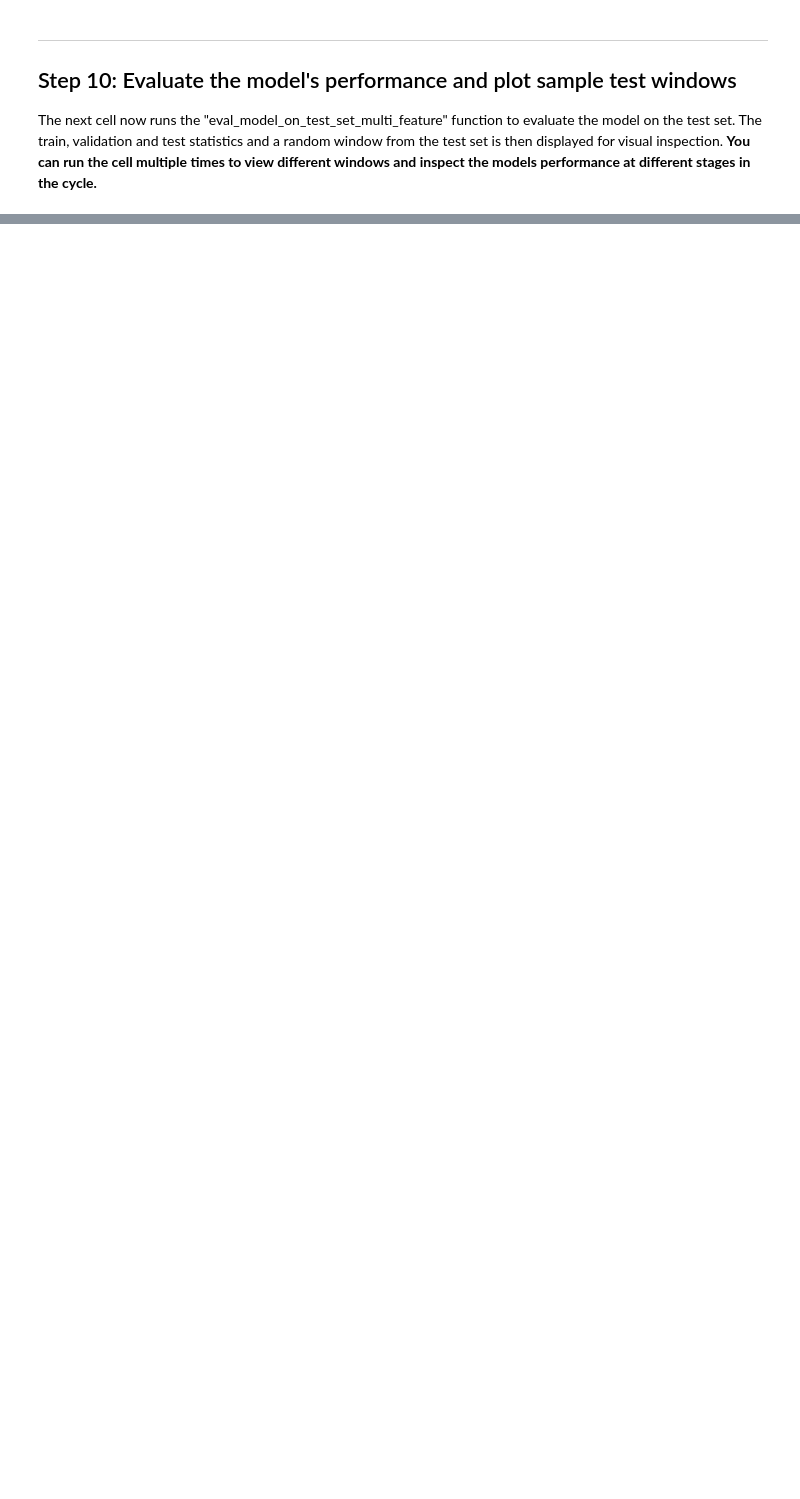
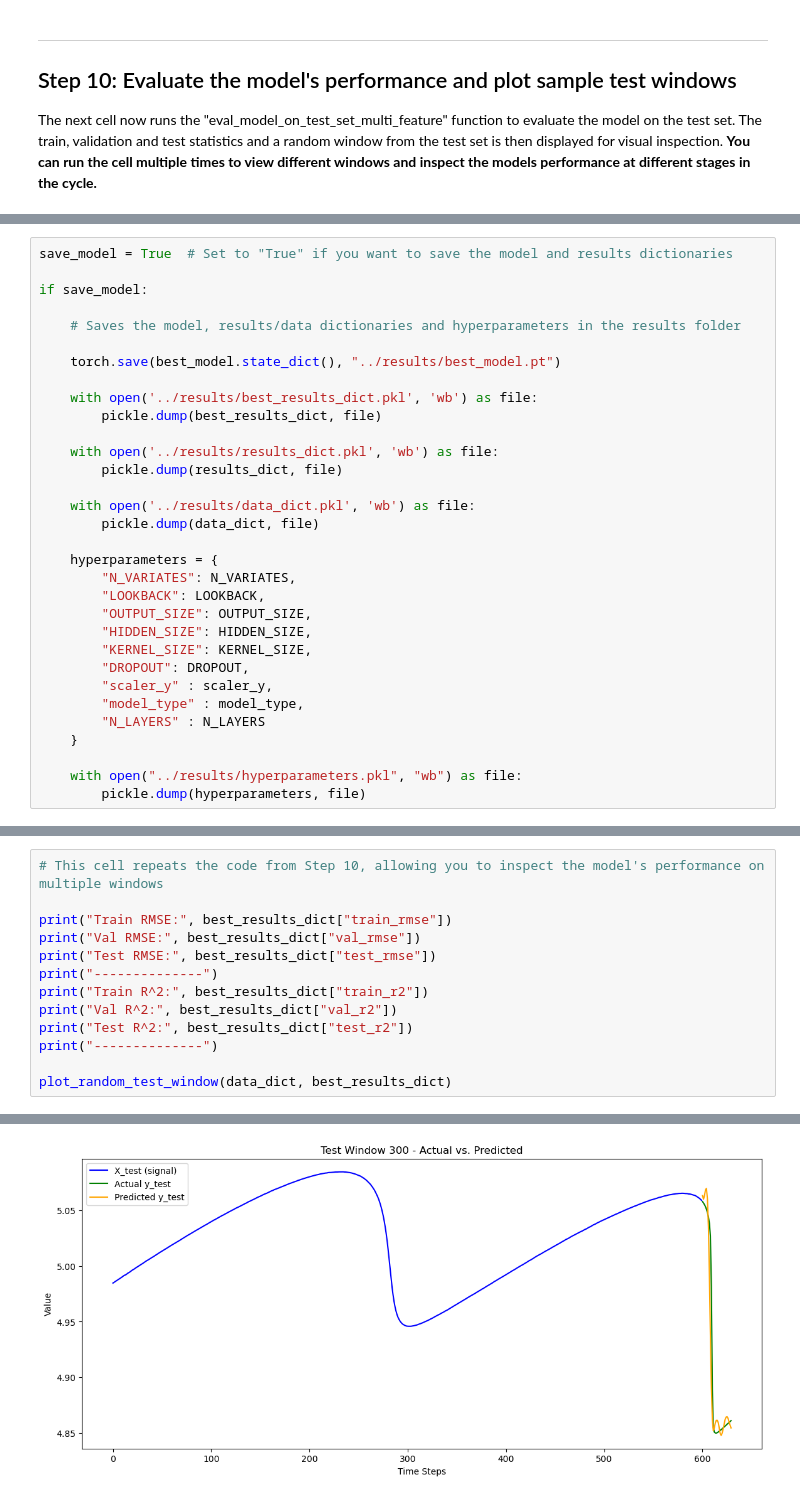
Before and after one commit to ai4er-cdt/earthquake-predictability, a Jupyter notebook: notebooks/AI4ER GTC - Slow Earthquake Time Series Forecasting.ipynb, the cells around one changed output, grey strips where cells are left out. Saved outputs shown, nothing was run; the diff lists cells and outputs as text; blank space fills up the shorter version.

```diff
--- a/notebooks/AI4ER GTC - Slow Earthquake Time Series Forecasting.ipynb
+++ b/notebooks/AI4ER GTC - Slow Earthquake Time Series Forecasting.ipynb
@@ -536,0 +557,32 @@ Test R^2: 0.9071915738140567
+# %%
+save_model = True  # Set to "True" if you want to save the model and results dictionaries
+
+if save_model:
+
+    # Saves the model, results/data dictionaries and hyperparameters in the results folder
+
+    torch.save(best_model.state_dict(), "../results/best_model.pt")
+
+    with open('../results/best_results_dict.pkl', 'wb') as file:
+        pickle.dump(best_results_dict, file)
+
+    with open('../results/results_dict.pkl', 'wb') as file:
+        pickle.dump(results_dict, file)
+
+    with open('../results/data_dict.pkl', 'wb') as file:
+        pickle.dump(data_dict, file)
+
+    hyperparameters = {
+        "N_VARIATES": N_VARIATES,
+        "LOOKBACK": LOOKBACK,
+        "OUTPUT_SIZE": OUTPUT_SIZE,
+        "HIDDEN_SIZE": HIDDEN_SIZE,
+        "KERNEL_SIZE": KERNEL_SIZE,
+        "DROPOUT": DROPOUT,
+        "scaler_y" : scaler_y,
+        "model_type" : model_type,
+        "N_LAYERS" : N_LAYERS
+    }
+
+    with open("../results/hyperparameters.pkl", "wb") as file:
+        pickle.dump(hyperparameters, file)
@@ -536,0 +637,14 @@ Test R^2: 0.9071915738140567
+# %%
+# This cell repeats the code from Step 10, allowing you to inspect the model's performance on multiple windows
+
+print("Train RMSE:", best_results_dict["train_rmse"])
+print("Val RMSE:", best_results_dict["val_rmse"])
+print("Test RMSE:", best_results_dict["test_rmse"])
+print("--------------")
+print("Train R^2:", best_results_dict["train_r2"])
+print("Val R^2:", best_results_dict["val_r2"])
+print("Test R^2:", best_results_dict["test_r2"])
+print("--------------")
+
+plot_random_test_window(data_dict, best_results_dict)
+# %% [output]
@@ -536,0 +659 @@ Test R^2: 0.9071915738140567
+[figure, added]
```
Also changed, not shown: parts of 13 cells of this notebook, 2 other files.
